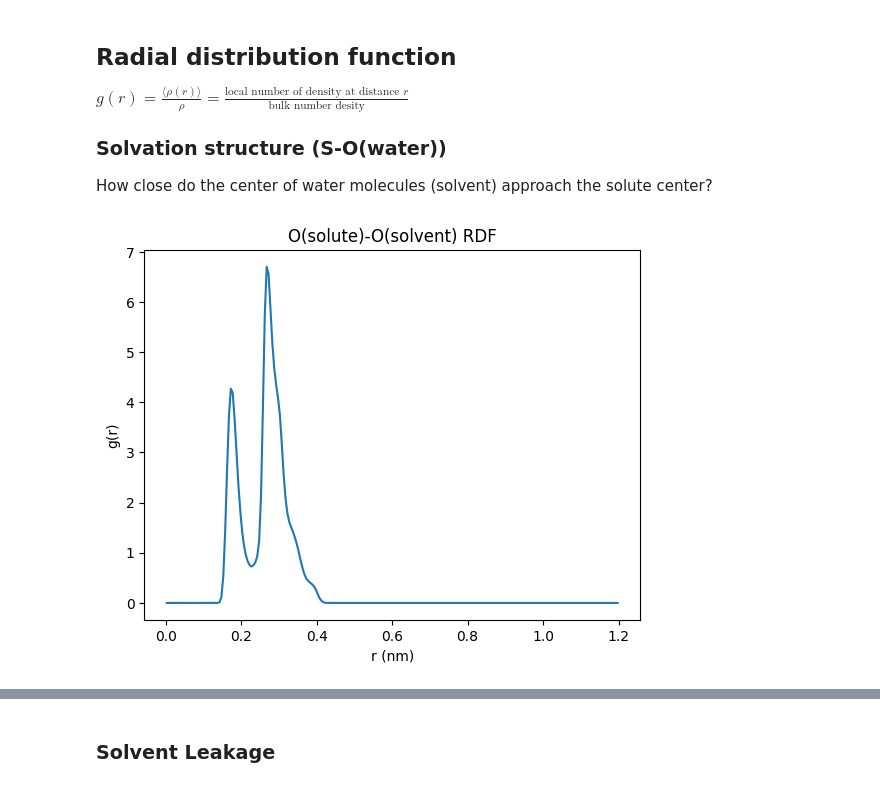
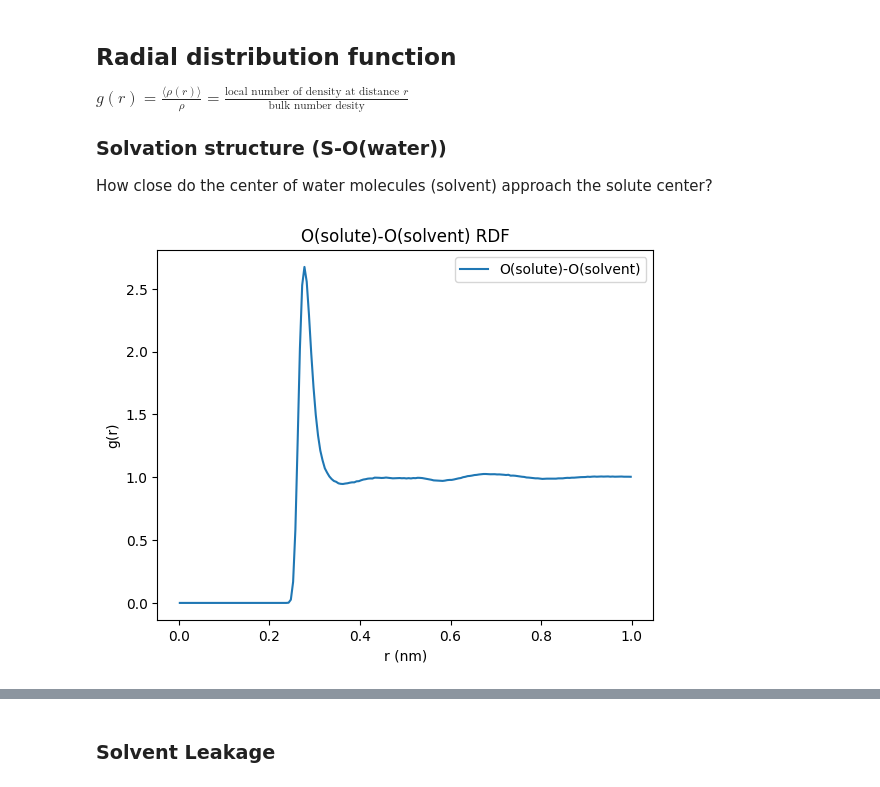
Before and after one commit to fleurdolmans/fab-torch, a Jupyter notebook: experiments/solvation/visualize_md.ipynb, the cells around one changed output, grey strips where cells are left out. Saved outputs shown, nothing was run; the diff lists cells and outputs as text; code cells hidden in the pictures.

```diff
--- a/experiments/solvation/visualize_md.ipynb
+++ b/experiments/solvation/visualize_md.ipynb
@@ -78,23 +122,22 @@ $g(r) = \frac{\langle \rho (r)\rangle }{\rho}=\frac{\text{local number of densit
 
 ### Solvation structure (S-O(water))
 How close do the center of water molecules (solvent) approach the solute center?
-# %%
-pairs = traj.topology.select_pairs(solute, solvent_O)
-
-r, g_r = md.compute_rdf(
-    traj,
-    pairs=pairs,
-    r_range=(0.0, 1.2),  # nm
-    bin_width=0.005
-)
-
-plt.plot(r, g_r)
-plt.xlabel("r (nm)")
-plt.ylabel("g(r)")
-plt.title("O(solute)-O(solvent) RDF")
-plt.show()
-# %% [output]
-[figure, removed]
+# %%
+import mdtraj as md
+import numpy as np
+import matplotlib.pyplot as plt
+
+pairs = top.select_pairs(solute_O, solvent_O)
+r, g_r = md.compute_rdf(traj, pairs=pairs, r_range=(0, 1.0), bin_width=0.005)
+
+plt.plot(r, g_r, label="O(solute)-O(solvent)")
+plt.title("O(solute)-O(solvent) RDF")
+plt.xlabel("r (nm)")
+plt.ylabel("g(r)")
+plt.legend()
+plt.show()
+# %% [output]
+[figure, added]
 # %%
 rho = len(solvent_O) / traj.unitcell_volumes.mean()  # number density
 print("The average number of solvent (water) molecules per unit volume (number density) is:", rho, "nm^-3")
```
Also changed, not shown: parts of 20 cells of this notebook, 2 other files.
